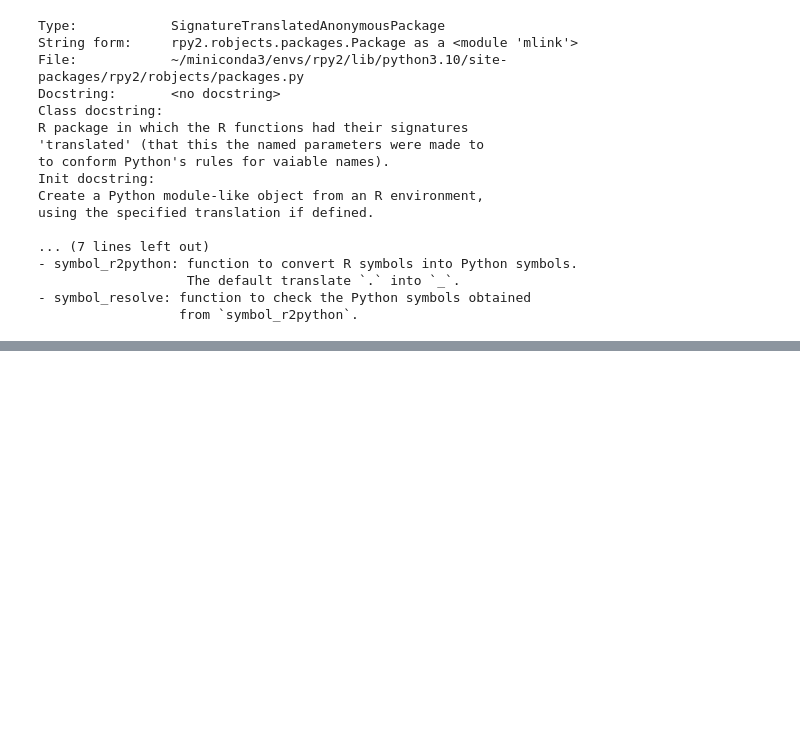
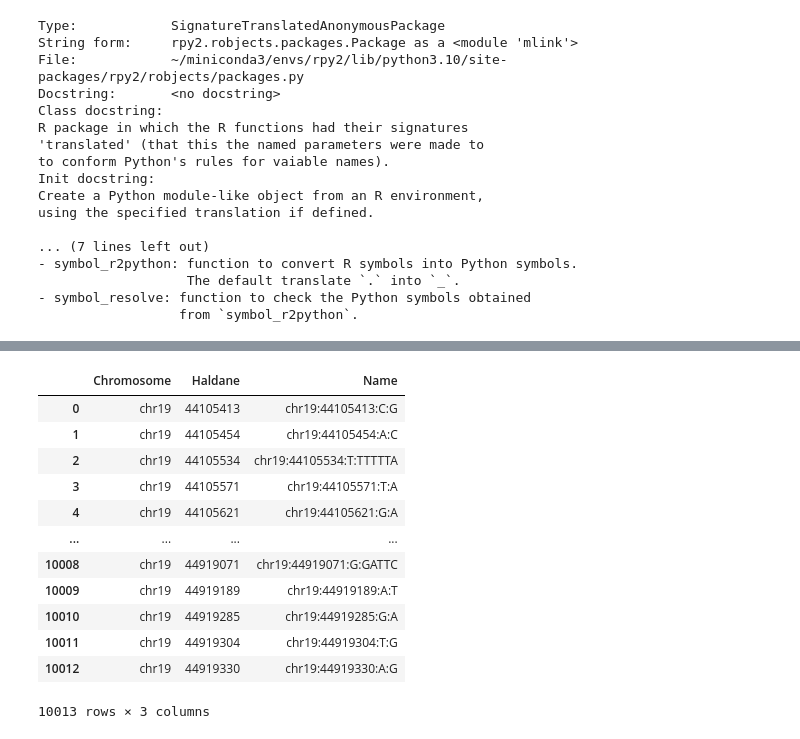
Before and after one commit to gaow/SEQLinkage, a Jupyter notebook: nbs/linkage_analysis.ipynb, the cells around one changed output, grey strips where cells are left out. Cells and saved outputs as stored; diff of their text form; code cells hidden in the pictures; blank space fills up the shorter version.

```diff
--- a/nbs/linkage_analysis.ipynb
+++ b/nbs/linkage_analysis.ipynb
@@ -407,0 +434,7 @@ using the specified translation if defined.
+# %%
+from functools import reduce
+apoe_haps_all = reduce(lambda x, y: pd.merge(x, y, how = 'outer',left_index=True,right_index=True), [h.T for h in gene_fam_haps.values()])
+# %%
+apoe_haps_all = apoe_haps_all.T
+# %%
+apoe_haps_all=apoe_haps_all.fillna(0)
@@ -407,0 +456,24 @@ using the specified translation if defined.
+# %%
+apoe_haps_all=apoe_haps_all[['fid', 'iid', 'fathid', 'mothid', 'sex']+list(apoe_haps_all.columns)[:-5]]
+# %%
+var_lst = []
+for var in apoe_haps_all.columns[6:][::2]:
+    snp = var[:-3]
+    var_lst.append(snp.split(':')[:2]+[snp])
+variants=pd.DataFrame(var_lst,columns=['Chromosome','Haldane','Name'])
+variants.Haldane = variants.Haldane.astype(int)
+variants.sort_values('Haldane')
+# %% [output]
+|  | Chromosome | Haldane | Name |
+| 0 | chr19 | 44105413 | chr19:44105413:C:G |
+| 1 | chr19 | 44105454 | chr19:44105454:A:C |
+| 2 | chr19 | 44105534 | chr19:44105534:T:TTTTTA |
+| 3 | chr19 | 44105571 | chr19:44105571:T:A |
+| 4 | chr19 | 44105621 | chr19:44105621:G:A |
+| ... | ... | ... | ... |
+| 10008 | chr19 | 44919071 | chr19:44919071:G:GATTC |
+| 10009 | chr19 | 44919189 | chr19:44919189:A:T |
+| 10010 | chr19 | 44919285 | chr19:44919285:G:A |
+| 10011 | chr19 | 44919304 | chr19:44919304:T:G |
+| 10012 | chr19 | 44919330 | chr19:44919330:A:G |
+10013 rows × 3 columns
```
Also changed, not shown: parts of 45 cells of this notebook, 3 other files.
